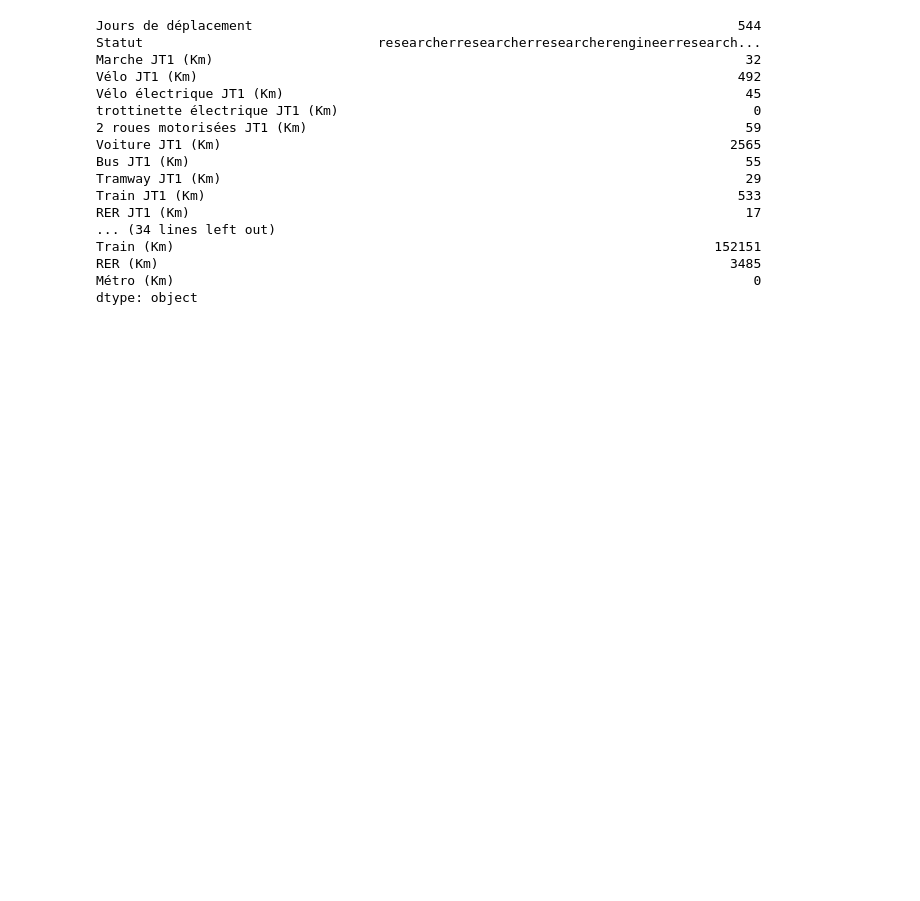
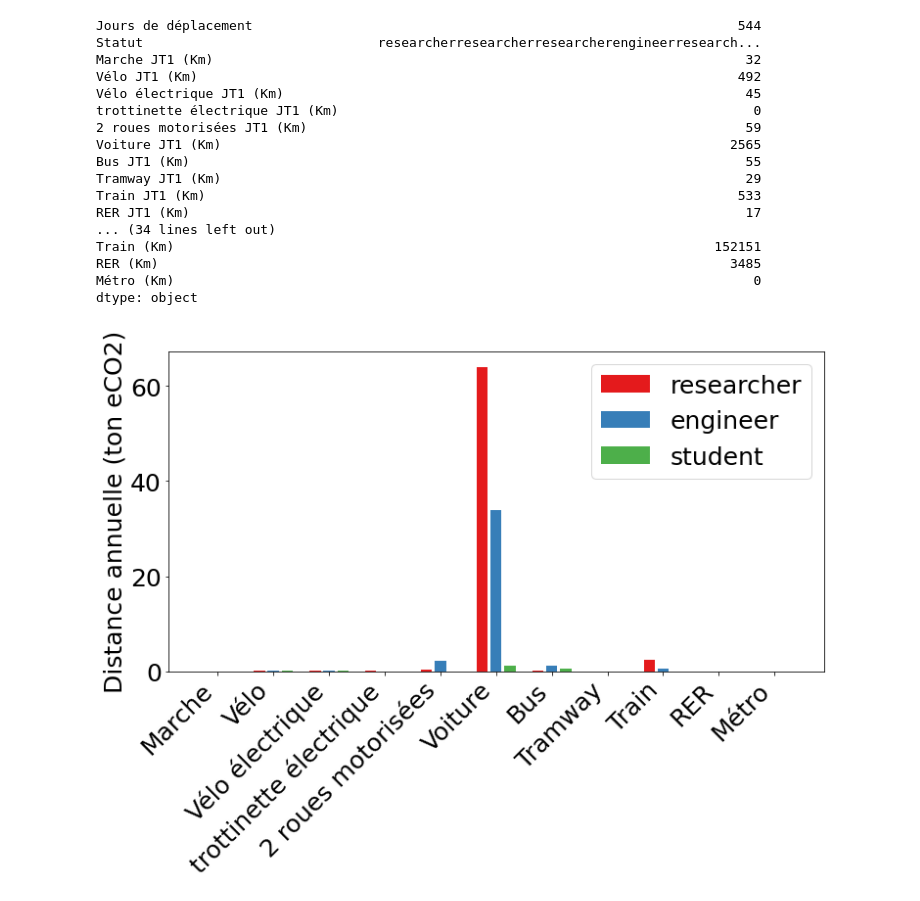
Before and after one commit to umr-marbec/marbec-green, a Jupyter notebook: process-emissions-deplacement.ipynb, the cells around one changed output. Drawn from its saved outputs; the diff is of its cells as text; code cells hidden in the pictures; blank space fills up the shorter version.

```diff
--- a/process-emissions-deplacement.ipynb
+++ b/process-emissions-deplacement.ipynb
@@ -259,3 +261,24 @@ Train (Km)                                                                     1
 RER (Km)                                                                         3485
 Métro (Km)                                                                          0
 dtype: object
+# %%
+fig = plt.figure(facecolor='white', figsize=(12, 6))
+plt.rcParams['font.size'] = 25
+ax = plt.gca()
+x = np.array([0, 5, 10])
+offset = 20
+width = 4
+xlabels = []
+for c in emissions_cols:
+    l = plt.bar(x, test[c] / 1000, width=width, color=colors)
+    xlabels.append(x[1])
+    x += offset
+
+ax.set_xticks(xlabels)
+ax.set_xticklabels(types, ha='right', rotation=45)
+plt.ylabel('Distance annuelle (ton eCO2)')
+
+plt.legend(l, test.index)
+plt.savefig('emssions_by_cat.png', bbox_inches='tight')
+# %% [output]
+[figure, added]
```
Also changed, not shown: parts of 2 cells of this notebook, 1 other file.
